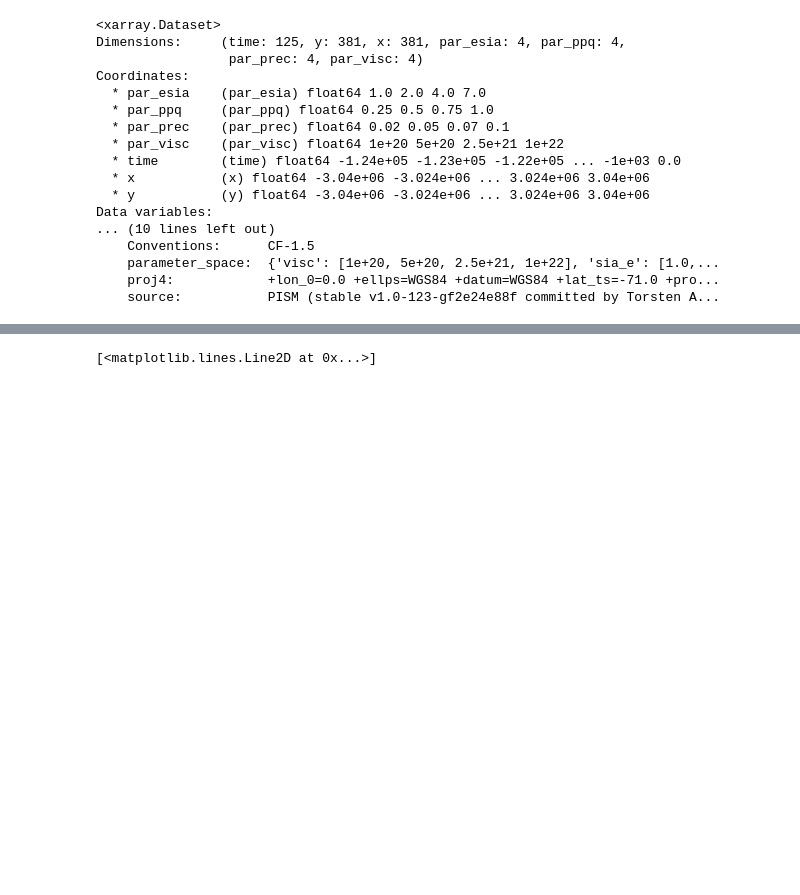
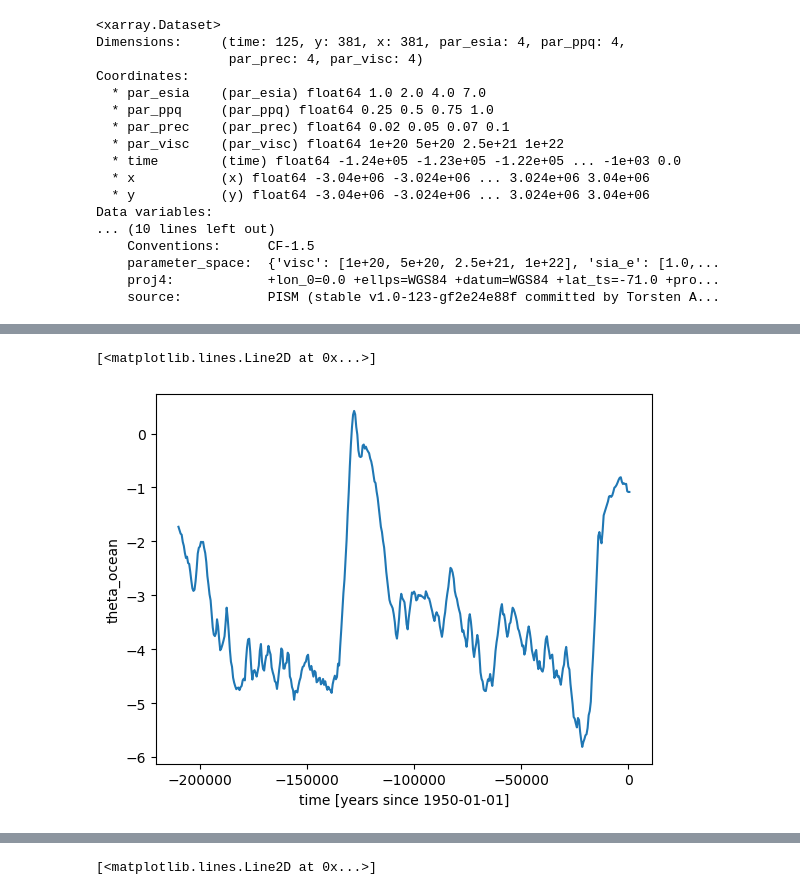
Before and after one commit to glugeorge/ML_2022_project, a Jupyter notebook: explore_data.ipynb, the cells around one changed output, grey strips where cells are left out. Cells and saved outputs as stored; diff of their text form; code cells hidden in the pictures; blank space fills up the shorter version.

```diff
--- a/explore_data.ipynb
+++ b/explore_data.ipynb
@@ -153,0 +137,7 @@ Interpolating forcing
+# %%
+oc_forcing = xr.open_dataset('schmidtko14_edc-wdc_oceantemp_basins_response_fit_16km-d1.nc',decode_times=False)
+# %%
+oc_forcing.theta_ocean.mean(dim=['x','y']).plot()
+# %% [output]
+[<matplotlib.lines.Line2D at 0x...>]
+[figure, added]
```
Also changed, not shown: parts of 31 cells of this notebook, 7 other files.
